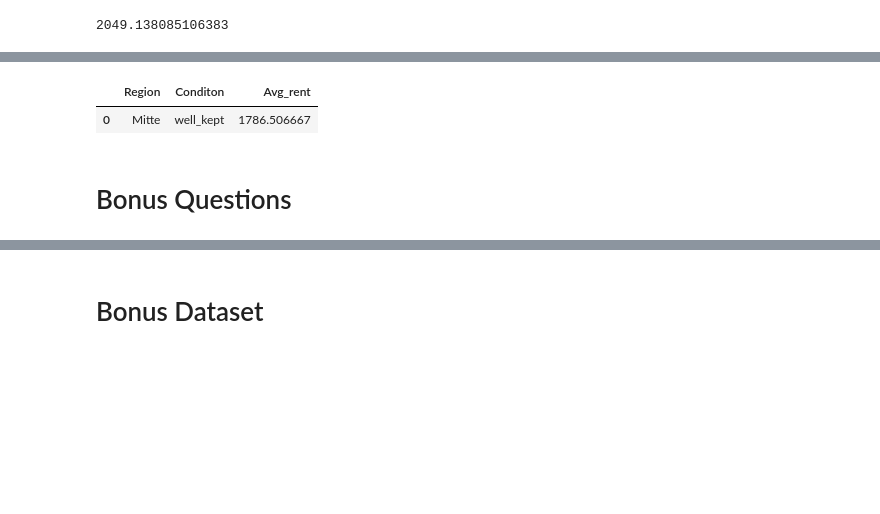
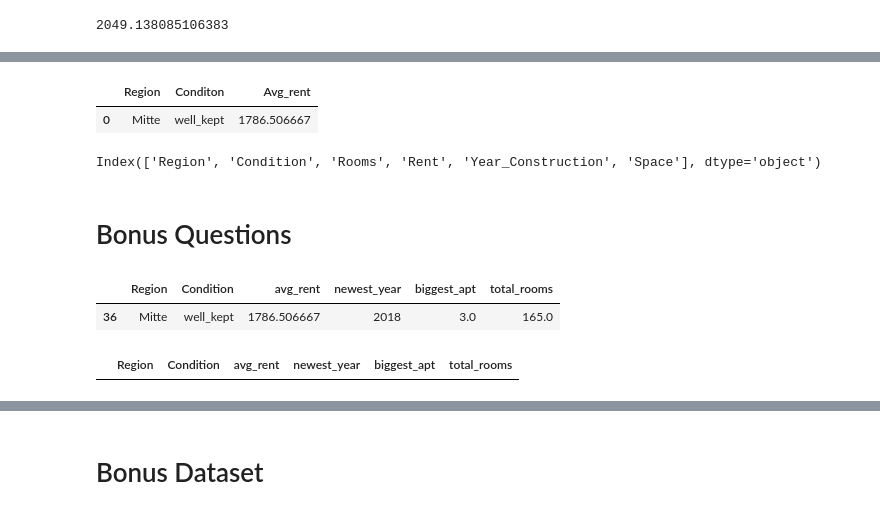
Before and after one commit to Kpantigere/Batch_Fall_23_DataA_nalytics, a Jupyter notebook: Copy_of_Introduction_to_Pandas_Homework_UMI.ipynb, the cells around one changed output, grey strips where cells are left out. Saved outputs shown, nothing was run; the diff lists cells and outputs as text; code cells hidden in the pictures; blank space fills up the shorter version.

```diff
--- a/Copy_of_Introduction_to_Pandas_Homework_UMI.ipynb
+++ b/Copy_of_Introduction_to_Pandas_Homework_UMI.ipynb
@@ -307,15 +255,28 @@ avg_rent_entry
 # Get the average rent grouped by region and condition. Try to use the different ways for doing aggregations as discussed during the class.
 avg_rent_region1 = new_rentals_cp.groupby(['Region','Condition'])['Rent'].mean()
 avg_rent_region1 = avg_rent_region1.loc['Mitte', 'well_kept']
-avg_rent_entry = pd.DataFrame({'Region': ['Mitte'], 'Conditon': ['well_kept'],'Avg_rent': [avg_rent_region1]})
-avg_rent_entry
+avg_rent_region1
-# %% [output]
-|  | Region | Conditon | Avg_rent |
-| 0 | Mitte | well_kept | 1786.506667 |
+# %%
+avg_rent_entry = pd.DataFrame({'Region': ['Mitte'], 'Conditon': ['well_kept'],'Avg_rent': [avg_rent_region1]})
+avg_rent_entry
+# %% [output]
+|  | Region | Conditon | Avg_rent |
+| 0 | Mitte | well_kept | 1786.506667 |
+# %%
+rentals.columns
+# %% [output]
+Index(['Region', 'Condition', 'Rooms', 'Rent', 'Year_Construction', 'Space'], dtype='object')
 # %%
 # Do different aggregations per (Region, Condition)
+agg_region_condition = rentals.copy()
+agg_region_condition = agg_region_condition.groupby(['Region', 'Condition']).agg({'Rent':'mean', 'Year_Construction': 'max', 'Rooms':'max', 'Space': 'max'})
+agg_region_condition1 = agg_region_condition.reset_index()
+agg_region_condition1.columns = ['Region', 'Condition', 'avg_rent', 'newest_year', 'biggest_apt', 'total_rooms']
+agg_region_condition1
+
 # 1. The average rent
 # 2. The most recent construction year
+
 # 3. The biggest apartment by space
 # 4. The total number of rooms across all apartments
 # The result should be a dataframe with 6 columns: 'Region', 'Condition', 'avg_rent', 'newest_year', 'biggest_apt', 'total_rooms'
@@ -323,7 +284,14 @@ avg_rent_entry
 # Bonus Questions
 # %%
 # How many apartments are in Mitte in a 'well-kept' condition?
+agg_region_condition1[(agg_region_condition1['Region']== 'Mitte') & (agg_region_condition1['Condition']=='well_kept')]
+# %% [output]
+|  | Region | Condition | avg_rent | newest_year | biggest_apt | total_rooms |
+| 36 | Mitte | well_kept | 1786.506667 | 2018 | 3.0 | 165.0 |
 # %%
 # How many apartments are there in Kreuzberg built before 1900?
+agg_region_condition1[(agg_region_condition1['newest_year'] < 1900) & (agg_region_condition1['Region']=='Kreuzberg')]
+# %% [output]
+|  | Region | Condition | avg_rent | newest_year | biggest_apt | total_rooms |
 # %%
 # What are the average spaces of the apartments by the number of rooms?
```
Also changed, not shown: parts of 14 cells of this notebook.
